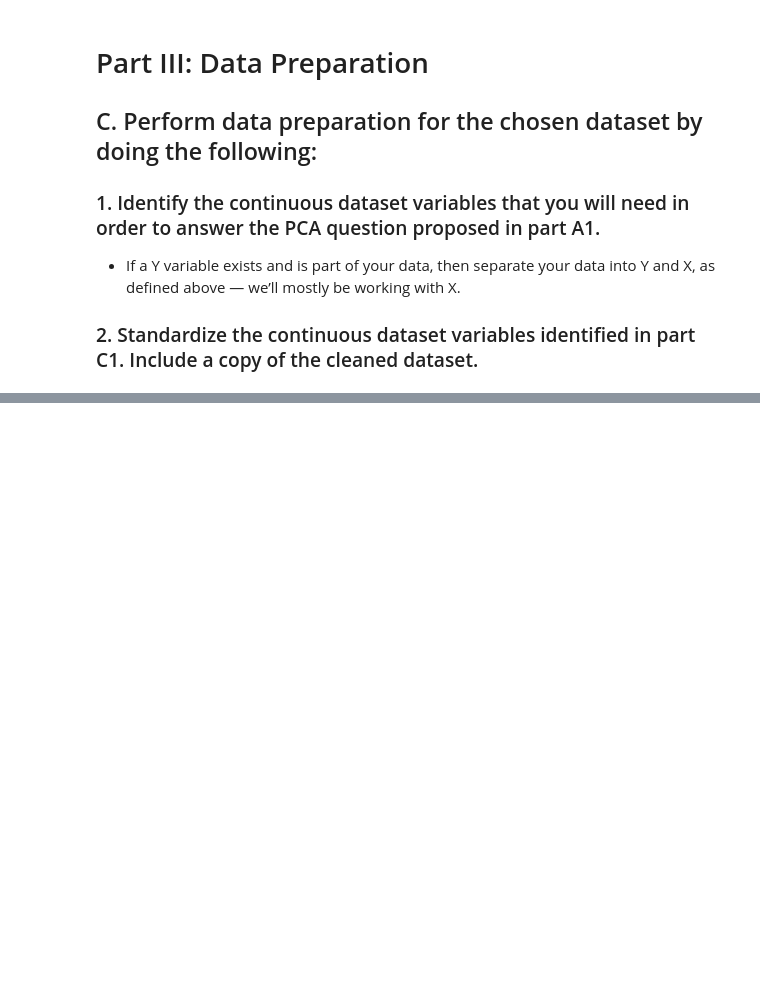
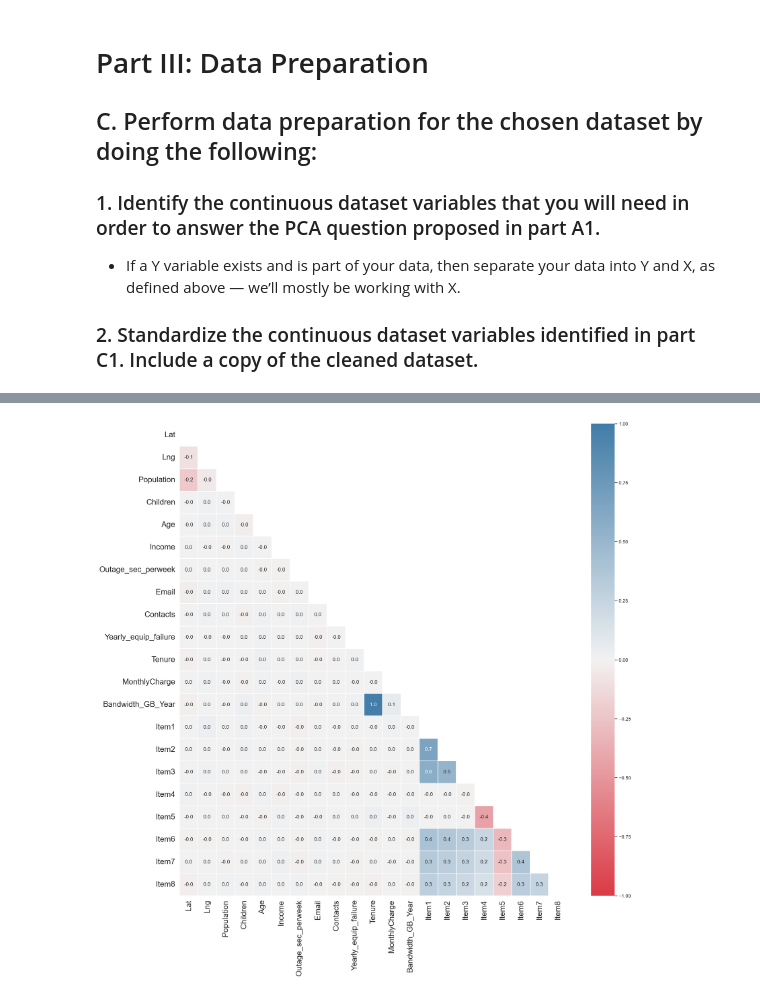
Before and after one commit to chrispaynes/OSDSC-Portfolio, a Jupyter notebook: data_mining_ii_nb/02. DIMENSIONALITY REDUCTION METHODS/dimensionality_reduction.ipynb, the cells around one changed output, grey strips where cells are left out. Cells and saved outputs as stored; diff of their text form; code cells hidden in the pictures; blank space fills up the shorter version.

```diff
--- a/data_mining_ii_nb/02. DIMENSIONALITY REDUCTION METHODS/dimensionality_reduction.ipynb
+++ b/data_mining_ii_nb/02. DIMENSIONALITY REDUCTION METHODS/dimensionality_reduction.ipynb
@@ -372,0 +453,26 @@ You are an analyst for a hospital that wants to better understand the characteri
+# %%
+cmap = sns.diverging_palette(h_neg=10, h_pos=240, as_cmap=True)
+fig, ax = plt.subplots(figsize=(20, 20))
+corr_df = prep_df.corr()
+
+# mask part of the matrix
+mask = np.zeros_like(corr_df)
+mask[np.triu_indices_from(mask)] = True
+
+hm = sns.heatmap(
+    corr_df,
+    center=0,
+    cmap=cmap,
+    annot=True,
+    fmt=".1f",
+    vmin=-1.0,
+    vmax=1.0,
+    mask=mask,
+    linewidths=0.5,
+    ax=ax,
+)
+
+_ = hm.set_xticklabels(hm.get_xmajorticklabels(), fontsize = 18)
+_ = hm.set_yticklabels(hm.get_ymajorticklabels(), fontsize = 18)
+# %% [output]
+[figure, added]
```
Also changed, not shown: parts of 22 cells of this notebook.
